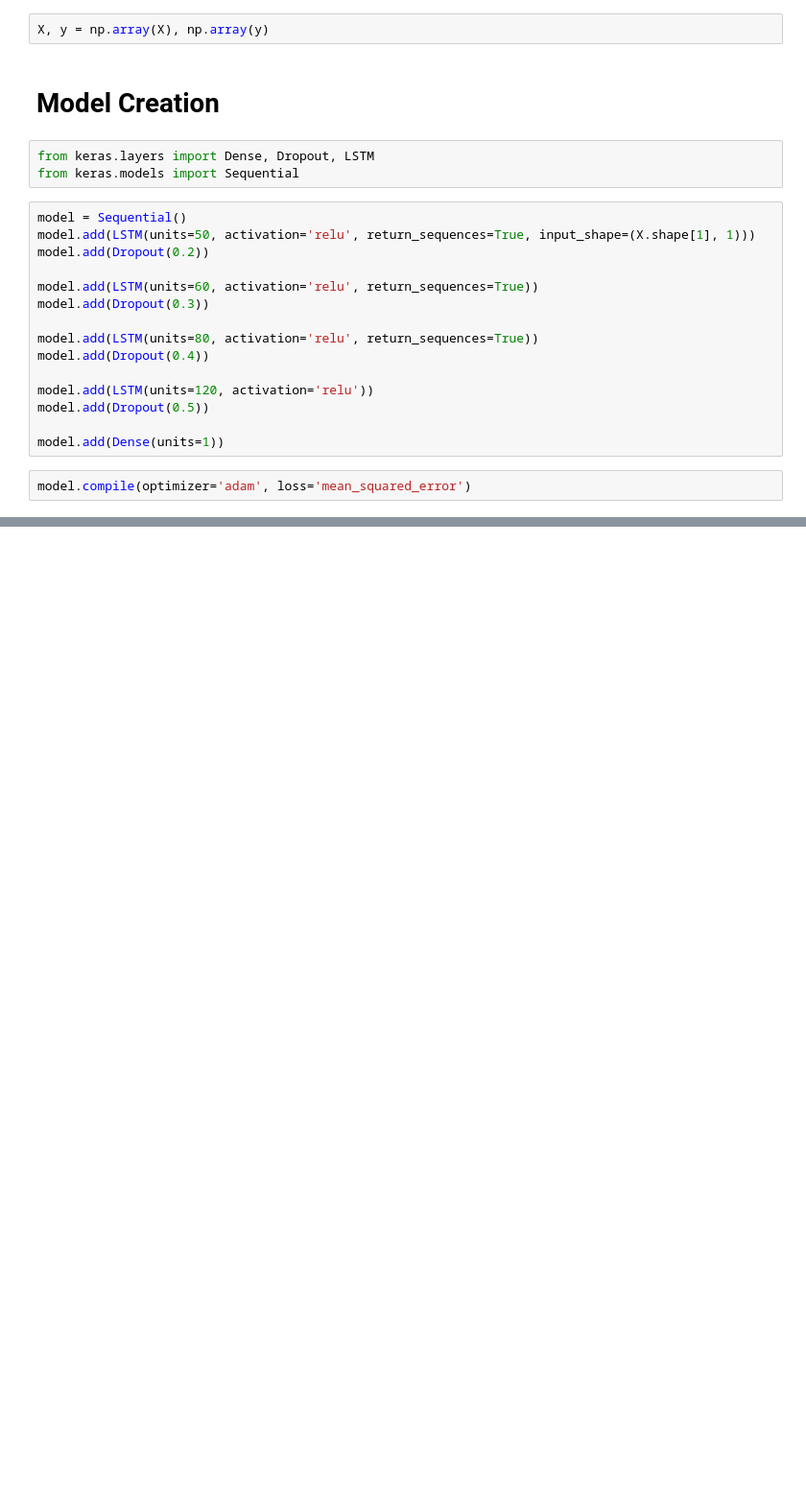
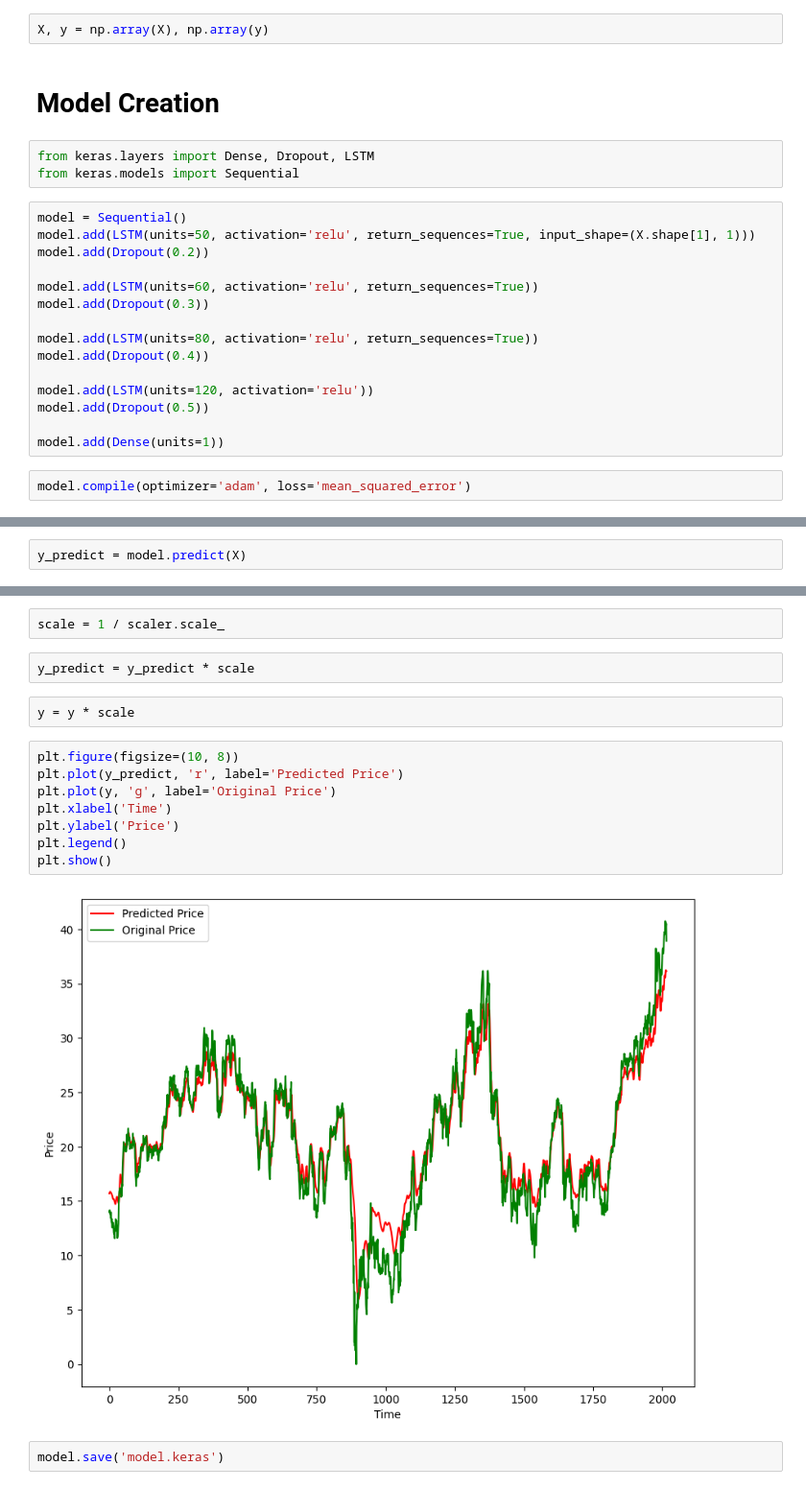
Before and after one commit to VarunShukla07/stockpro, a Jupyter notebook: training.ipynb, the cells around one changed output, grey strips where cells are left out. Shown: that part at 96% size. Cells and saved outputs as stored; diff of their text form; blank space fills up the shorter version.

Commit message:
UI complete and Model trained

```diff
--- a/training.ipynb
+++ b/training.ipynb
@@ -123,0 +182,2 @@ Epoch 50/50
+# %%
+y_predict = model.predict(X)
@@ -123,0 +196,18 @@ Epoch 50/50
+# %%
+scale = 1 / scaler.scale_
+# %%
+y_predict = y_predict * scale
+# %%
+y = y * scale
+# %%
+plt.figure(figsize=(10, 8))
+plt.plot(y_predict, 'r', label='Predicted Price')
+plt.plot(y, 'g', label='Original Price')
+plt.xlabel('Time')
+plt.ylabel('Price')
+plt.legend()
+plt.show()
+# %% [output]
+[figure, added]
+# %%
+model.save('model.keras')
```
Also changed, not shown: parts of 12 cells of this notebook, 2 other files.
